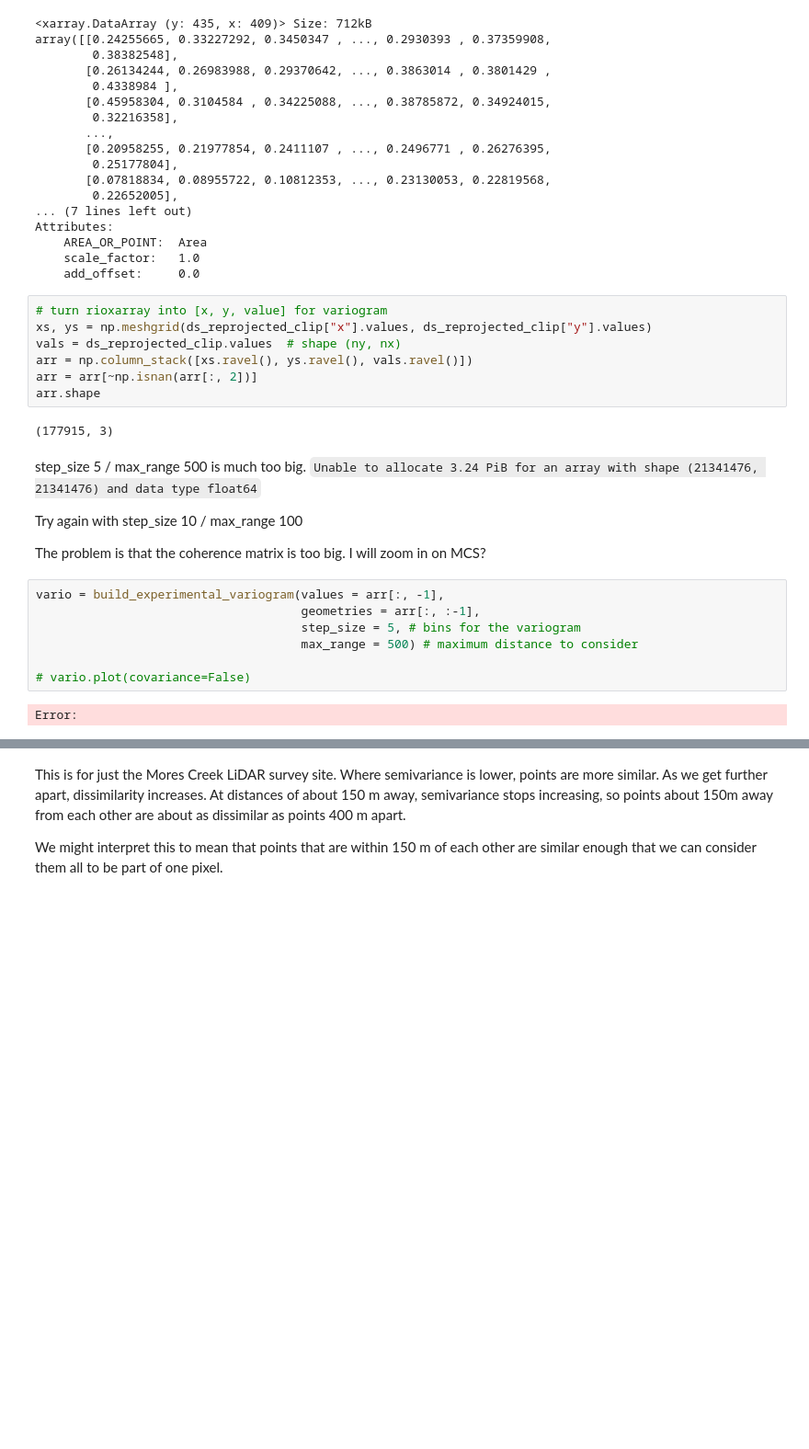
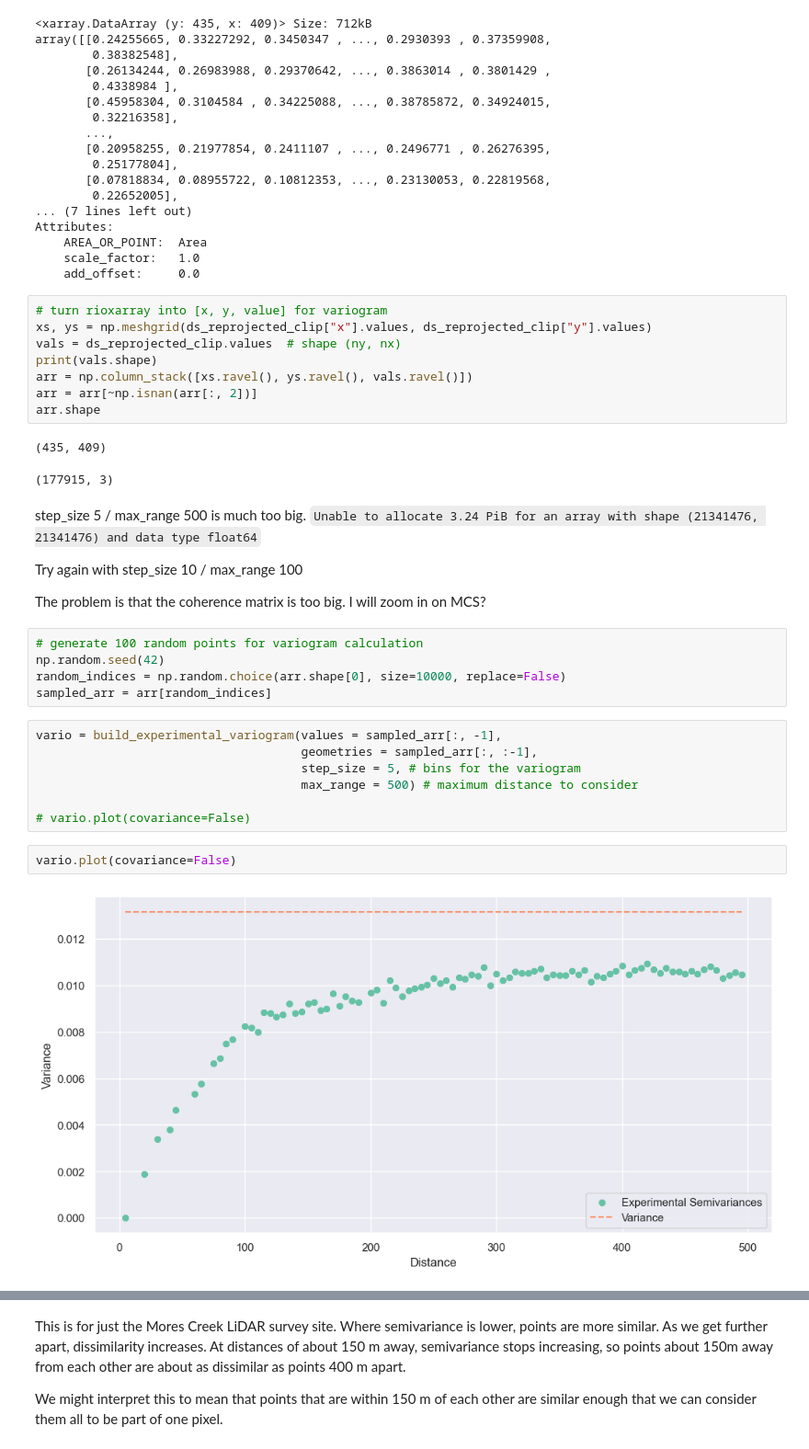
Before and after one commit to julober/snowex_uavsar_coherence, a Jupyter notebook: notebooks/spatial_variance.ipynb, the cells around one changed output, grey strips where cells are left out. Shown at 92% size. Drawn from its saved outputs; the diff is of its cells as text; blank space fills up the shorter version.

```diff
--- a/notebooks/spatial_variance.ipynb
+++ b/notebooks/spatial_variance.ipynb
@@ -87,11 +87,13 @@ Attributes:
 # turn rioxarray into [x, y, value] for variogram
 xs, ys = np.meshgrid(ds_reprojected_clip["x"].values, ds_reprojected_clip["y"].values)
 vals = ds_reprojected_clip.values  # shape (ny, nx)
+print(vals.shape)
 arr = np.column_stack([xs.ravel(), ys.ravel(), vals.ravel()])
 arr = arr[~np.isnan(arr[:, 2])]
 arr.shape
 # %% [output]
-(177915, 3)
+(435, 409)
+(177915, 3)
 # %% [markdown]
 step_size 5 / max_range 500 is much too big.
 `Unable to allocate 3.24 PiB for an array with shape (21341476, 21341476) and data type float64` <br>
@@ -99,12 +101,19 @@ step_size 5 / max_range 500 is much too big.
 Try again with step_size 10 / max_range 100
 
 The problem is that the coherence matrix is too big. I will zoom in on MCS?
+# %%
+# generate 100 random points for variogram calculation
+np.random.seed(42)
+random_indices = np.random.choice(arr.shape[0], size=10000, replace=False)
+sampled_arr = arr[random_indices]
 # %%
-vario = build_experimental_variogram(values = arr[:, -1],
-                                     geometries = arr[:, :-1],
+vario = build_experimental_variogram(values = sampled_arr[:, -1],
+                                     geometries = sampled_arr[:, :-1],
                                      step_size = 5, # bins for the variogram
                                      max_range = 500) # maximum distance to consider
 
 # vario.plot(covariance=False)
-# %% [output]
-Error:
+# %%
+vario.plot(covariance=False)
+# %% [output]
+[figure, added]
```
Also changed, not shown: parts of 5 cells of this notebook, 1 other file.
